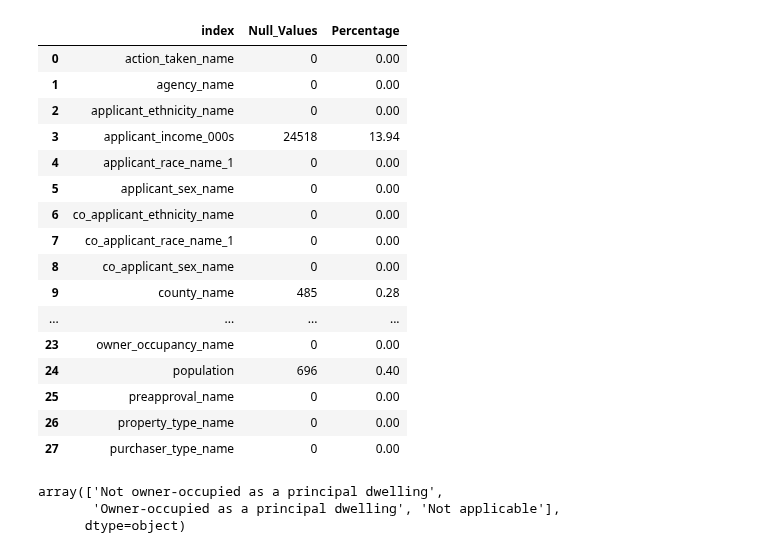
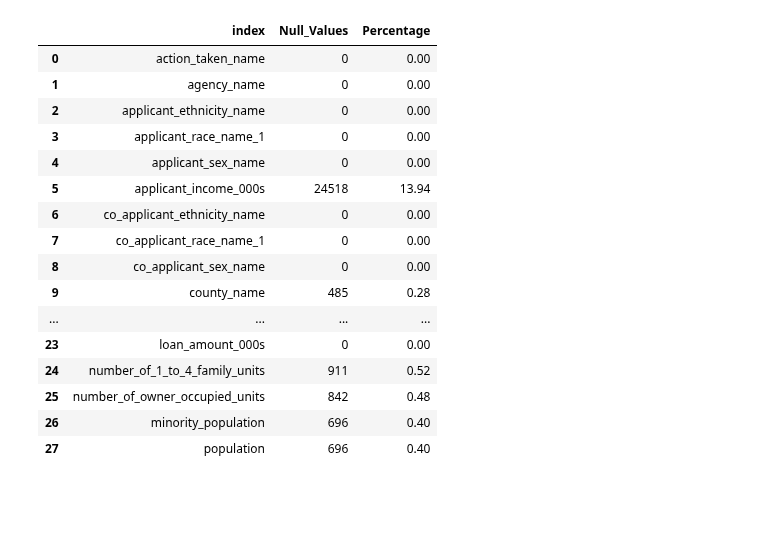
Before and after one commit to DJ1070/Darlehensanfragen, a Jupyter notebook: loan_prediction.ipynb, the cells around one changed output. Saved outputs shown, nothing was run; the diff lists cells and outputs as text; code cells hidden in the pictures; blank space fills up the shorter version.

```diff
--- a/loan_prediction.ipynb
+++ b/loan_prediction.ipynb
@@ -40,29 +40,23 @@ df
 # %%
 # Overview over null values
 
-null_df = pd.DataFrame({'Null_Values': df.isna().sum().sort_values(ascending = False), 'Percentage': round((df.isna().sum())/(df.shape[0])*(100),2)}).reset_index()
+null_df = pd.DataFrame({'Null_Values': df.isna().sum(), 'Percentage': round((df.isna().sum())/(df.shape[0])*(100),2)}).reset_index()
 null_df
 # %% [output]
 |  | index | Null_Values | Percentage |
 | 0 | action_taken_name | 0 | 0.00 |
 | 1 | agency_name | 0 | 0.00 |
 | 2 | applicant_ethnicity_name | 0 | 0.00 |
-| 3 | applicant_income_000s | 24518 | 13.94 |
-| 4 | applicant_race_name_1 | 0 | 0.00 |
-| 5 | applicant_sex_name | 0 | 0.00 |
+| 3 | applicant_race_name_1 | 0 | 0.00 |
+| 4 | applicant_sex_name | 0 | 0.00 |
+| 5 | applicant_income_000s | 24518 | 13.94 |
 | 6 | co_applicant_ethnicity_name | 0 | 0.00 |
 | 7 | co_applicant_race_name_1 | 0 | 0.00 |
 | 8 | co_applicant_sex_name | 0 | 0.00 |
 | 9 | county_name | 485 | 0.28 |
 | ... | ... | ... | ... |
-| 23 | owner_occupancy_name | 0 | 0.00 |
-| 24 | population | 696 | 0.40 |
-| 25 | preapproval_name | 0 | 0.00 |
-| 26 | property_type_name | 0 | 0.00 |
-| 27 | purchaser_type_name | 0 | 0.00 |
+| 23 | loan_amount_000s | 0 | 0.00 |
+| 24 | number_of_1_to_4_family_units | 911 | 0.52 |
+| 25 | number_of_owner_occupied_units | 842 | 0.48 |
+| 26 | minority_population | 696 | 0.40 |
+| 27 | population | 696 | 0.40 |
-# %%
-df.owner_occupancy_name.unique()
-# %% [output]
-array(['Not owner-occupied as a principal dwelling',
-       'Owner-occupied as a principal dwelling', 'Not applicable'],
-      dtype=object)
```
Also changed, not shown: parts of 12 cells of this notebook.
